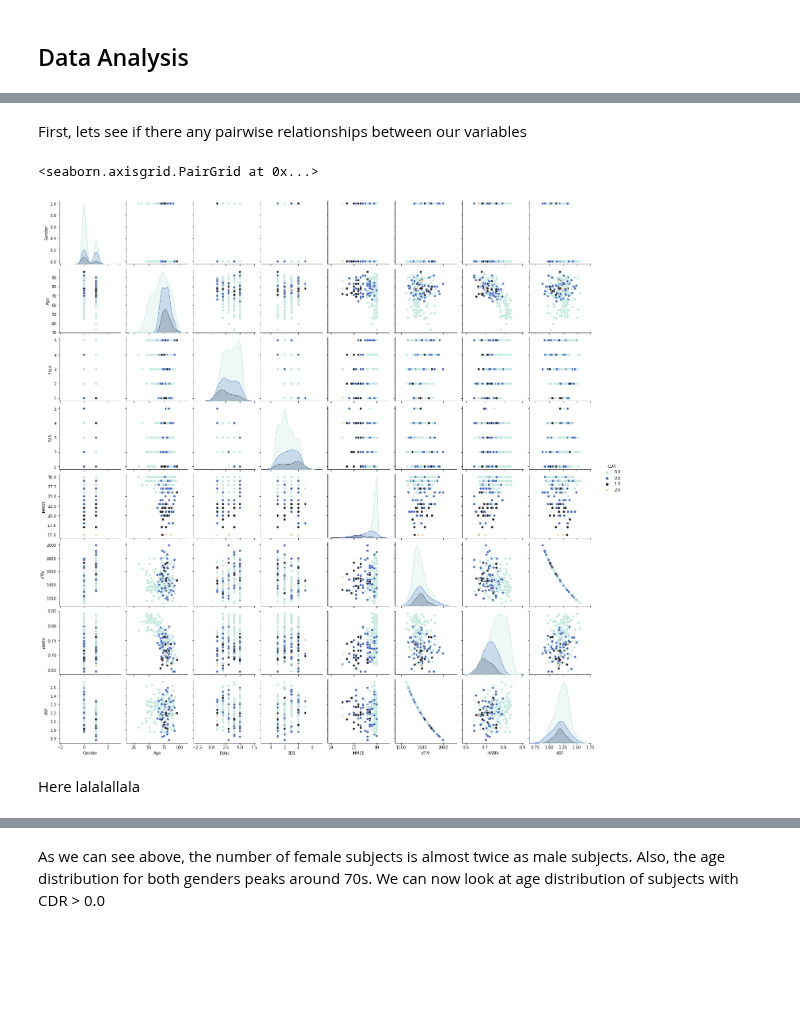
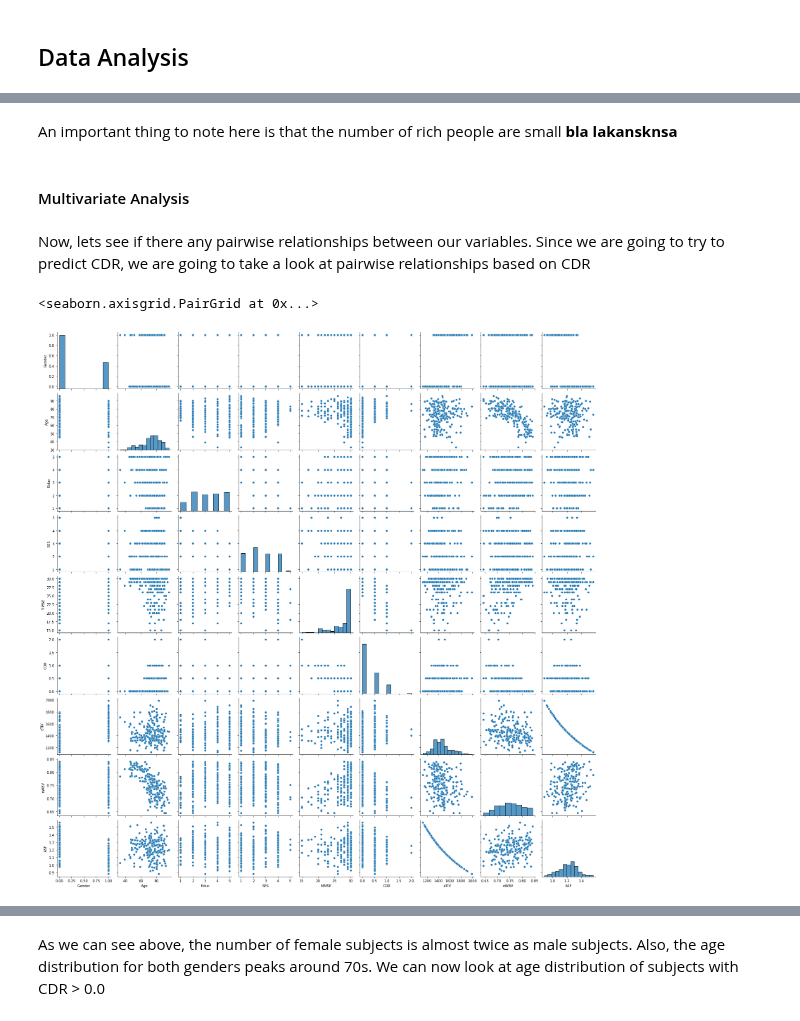
Before and after one commit to Gauss-x/Alzheimer-s-Analysis, a Jupyter notebook: main.ipynb, the cells around one changed output, grey strips where cells are left out. Saved outputs shown, nothing was run; the diff lists cells and outputs as text; code cells hidden in the pictures; blank space fills up the shorter version.

```diff
--- a/main.ipynb
+++ b/main.ipynb
@@ -232,11 +300,12 @@ See the caveats in the documentation: https://pandas.pydata.org/pandas-docs/stab
+# %% [markdown]
+An important thing to note here is that the number of rich people are small **bla lakansknsa**
+# %% [markdown]
+#### Multivariate Analysis
 # %% [markdown]
-First, lets see if there any pairwise relationships between our variables
+Now, lets see if there any pairwise relationships between our variables. Since we are going to try to predict CDR, we are going to take a look at pairwise relationships based on CDR
 # %%
-
 hued = ['2.0', '1.0', '0.5', '0.0']
-sns.pairplot(df_cross, hue = 'CDR' , hue_order=hued,palette = 'icefire')
+sns.pairplot(df_cross,palette = 'icefire')
 # %% [output]
 <seaborn.axisgrid.PairGrid at 0x...>
-[figure, old version]
+[figure, new version]
-# %% [markdown]
-Here lalalallala
```
Also changed, not shown: parts of 19 cells of this notebook.
